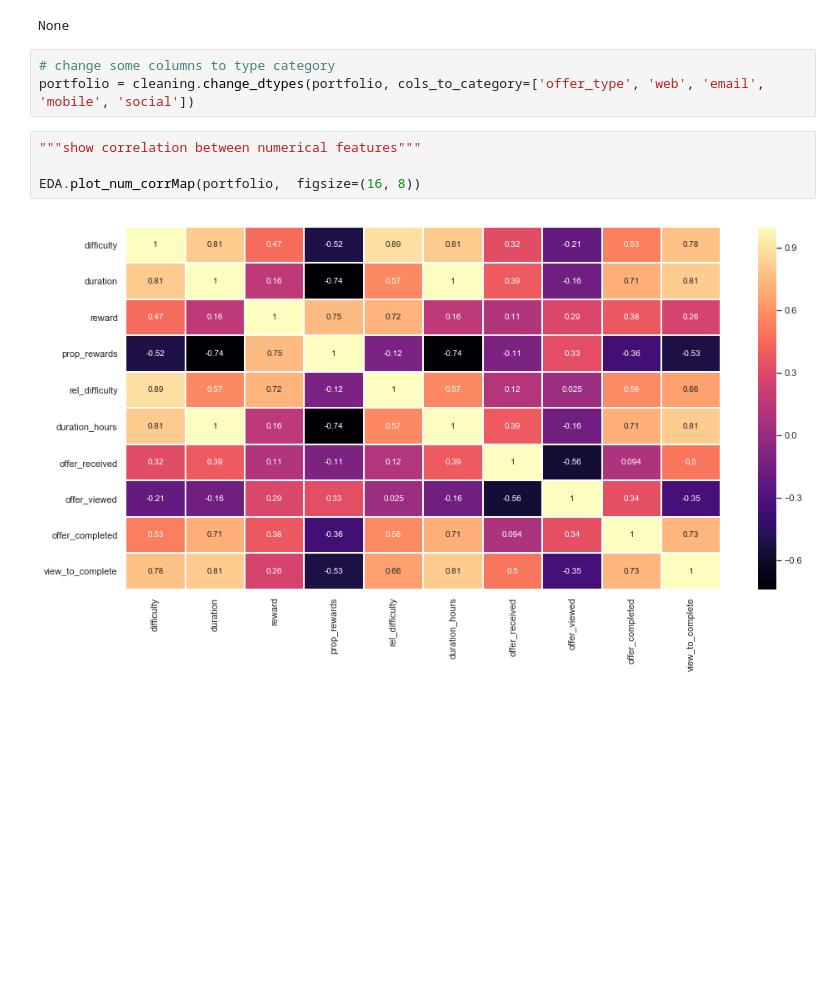
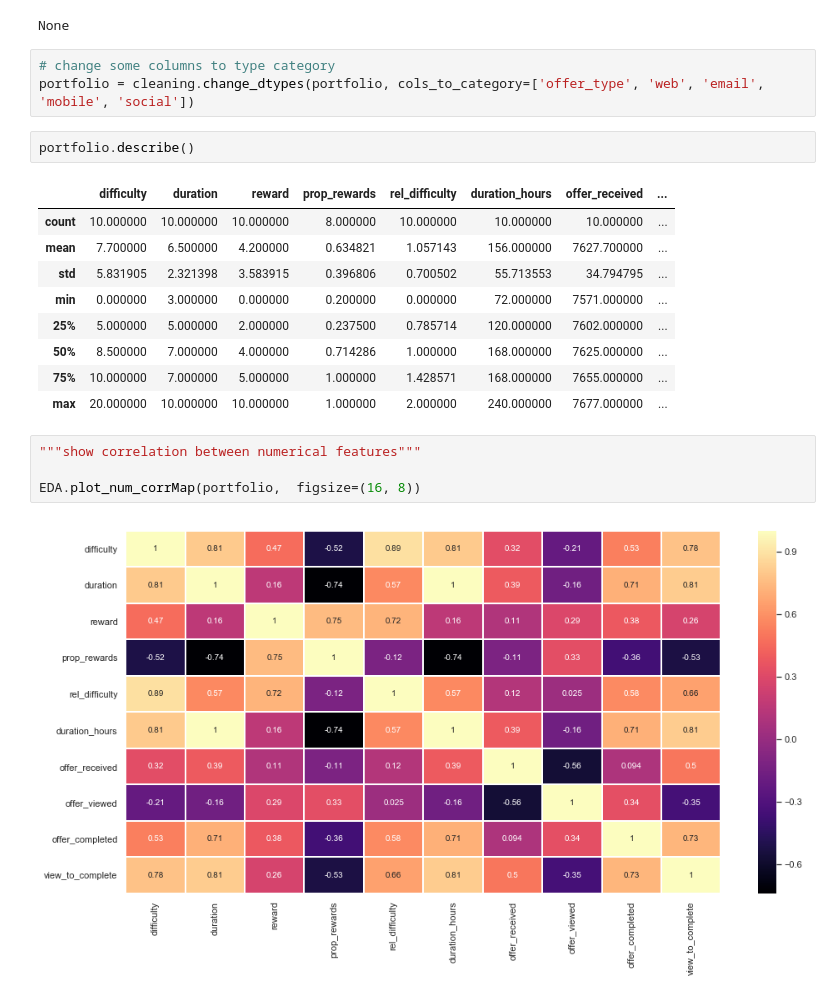
Before and after one commit to rbuerki/segmentation-challenge-starbucks, a Jupyter notebook: 2-eda.ipynb, the cells around one changed output. Saved outputs shown, nothing was run; the diff lists cells and outputs as text; blank space fills up the shorter version.

```diff
--- a/2-eda.ipynb
+++ b/2-eda.ipynb
@@ -88,6 +89,18 @@ None
 # %%
 # change some columns to type category
 portfolio = cleaning.change_dtypes(portfolio, cols_to_category=['offer_type', 'web', 'email', 'mobile', 'social'])
+# %%
+portfolio.describe()
+# %% [output]
+|  | difficulty | duration | reward | prop_rewards | rel_difficulty | duration_hours | offer_received | ... |
+| count | 10.000000 | 10.000000 | 10.000000 | 8.000000 | 10.000000 | 10.000000 | 10.000000 | ... |
+| mean | 7.700000 | 6.500000 | 4.200000 | 0.634821 | 1.057143 | 156.000000 | 7627.700000 | ... |
+| std | 5.831905 | 2.321398 | 3.583915 | 0.396806 | 0.700502 | 55.713553 | 34.794795 | ... |
+| min | 0.000000 | 3.000000 | 0.000000 | 0.200000 | 0.000000 | 72.000000 | 7571.000000 | ... |
+| 25% | 5.000000 | 5.000000 | 2.000000 | 0.237500 | 0.785714 | 120.000000 | 7602.000000 | ... |
+| 50% | 8.500000 | 7.000000 | 4.000000 | 0.714286 | 1.000000 | 168.000000 | 7625.000000 | ... |
+| 75% | 10.000000 | 7.000000 | 5.000000 | 1.000000 | 1.428571 | 168.000000 | 7655.000000 | ... |
+| max | 20.000000 | 10.000000 | 10.000000 | 1.000000 | 2.000000 | 240.000000 | 7677.000000 | ... |
 # %%
 """show correlation between numerical features"""
 
```
Also changed, not shown: parts of 9 cells of this notebook.
